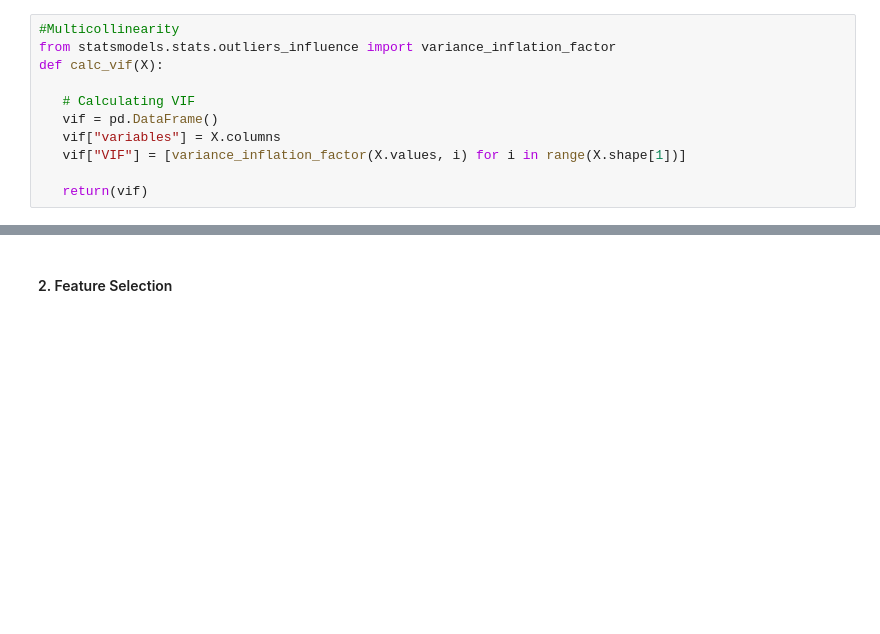
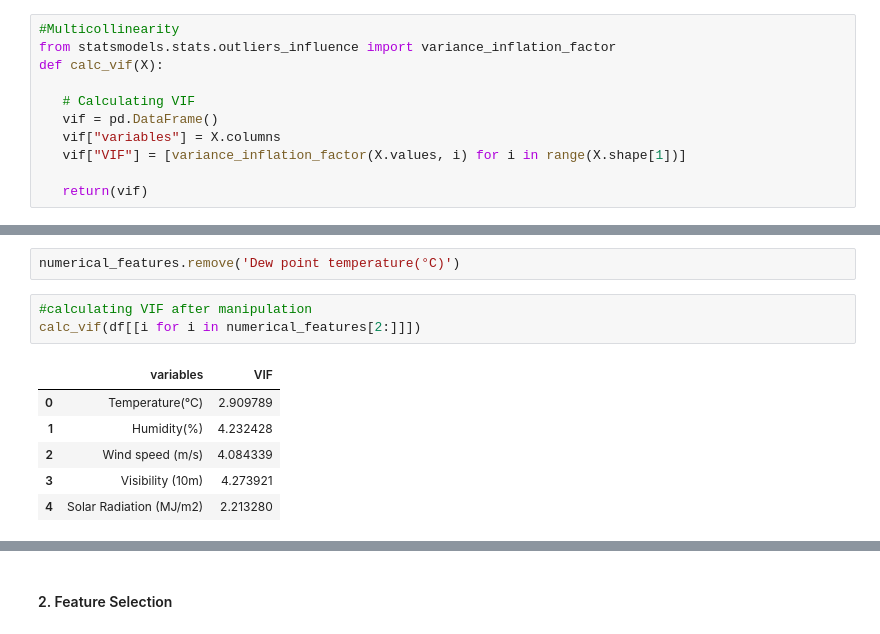
Before and after one commit to Jeevan-NM/Bike-Sharing-Demand-Prediction, a Jupyter notebook: BikeSharingDemandPrediction.ipynb, the cells around one changed output, grey strips where cells are left out. Saved outputs shown, nothing was run; the diff lists cells and outputs as text; blank space fills up the shorter version.

```diff
--- a/BikeSharingDemandPrediction.ipynb
+++ b/BikeSharingDemandPrediction.ipynb
@@ -887,0 +939,12 @@ def calc_vif(X):
+# %%
+numerical_features.remove('Dew point temperature(°C)')
+# %%
+#calculating VIF after manipulation
+calc_vif(df[[i for i in numerical_features[2:]]])
+# %% [output]
+|  | variables | VIF |
+| 0 | Temperature(°C) | 2.909789 |
+| 1 | Humidity(%) | 4.232428 |
+| 2 | Wind speed (m/s) | 4.084339 |
+| 3 | Visibility (10m) | 4.273921 |
+| 4 | Solar Radiation (MJ/m2) | 2.213280 |
```
Also changed, not shown: parts of 50 cells of this notebook.
